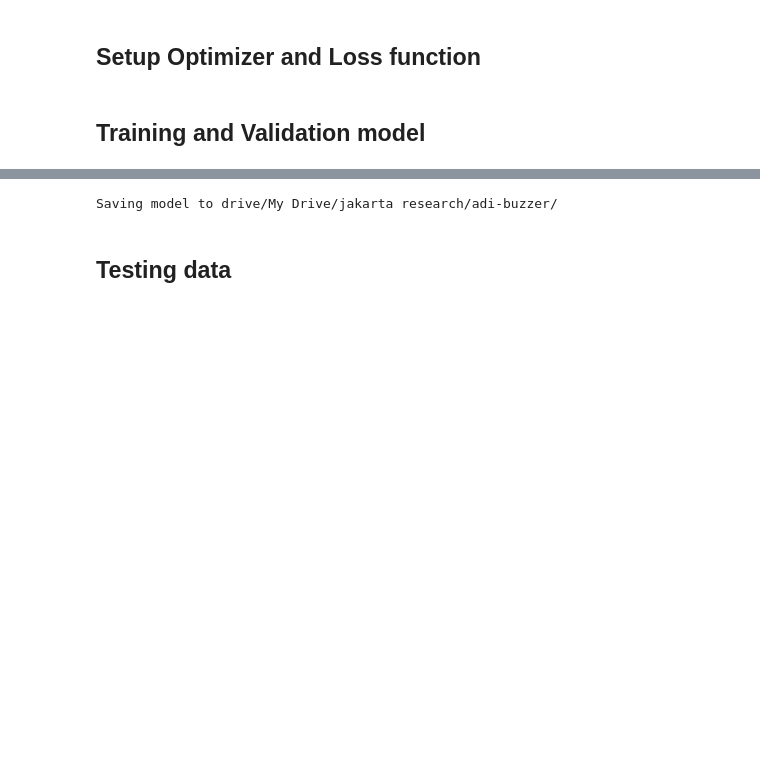
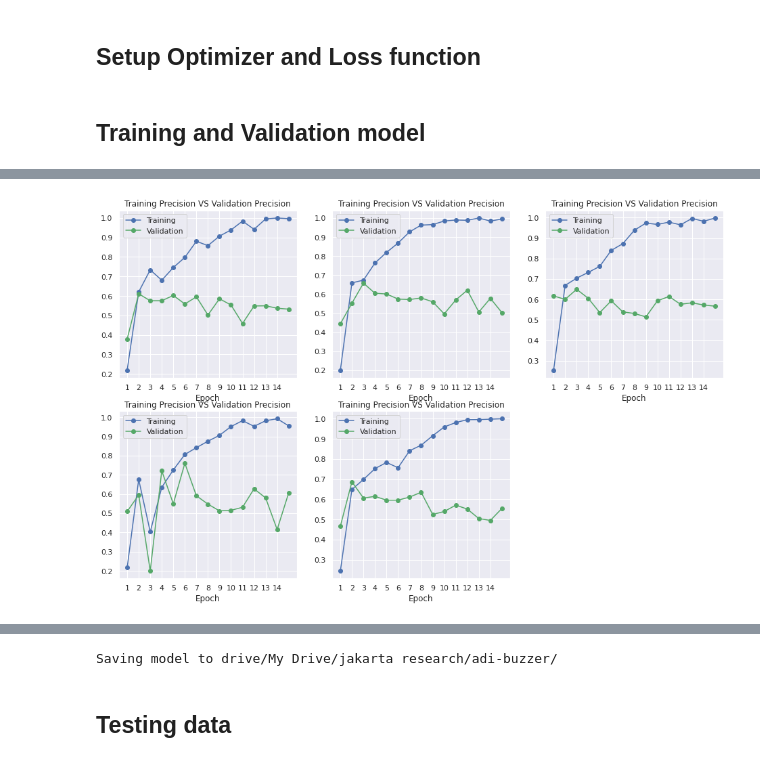
Before and after one commit to jakartaresearch/adi-buzzer, a Jupyter notebook: notebook/R36_BPE_DL_GPU.ipynb, the cells around one changed output, grey strips where cells are left out. Cells and saved outputs as stored; diff of their text form; code cells hidden in the pictures; blank space fills up the shorter version.

```diff
--- a/notebook/R36_BPE_DL_GPU.ipynb
+++ b/notebook/R36_BPE_DL_GPU.ipynb
@@ -526,0 +513,4 @@ plt.show()
+# %%
+plot_learning_curve(stats, 'Training Precision', 'Validation Precision')
+# %% [output]
+[figure, added]
```
Also changed, not shown: parts of 33 cells of this notebook.
